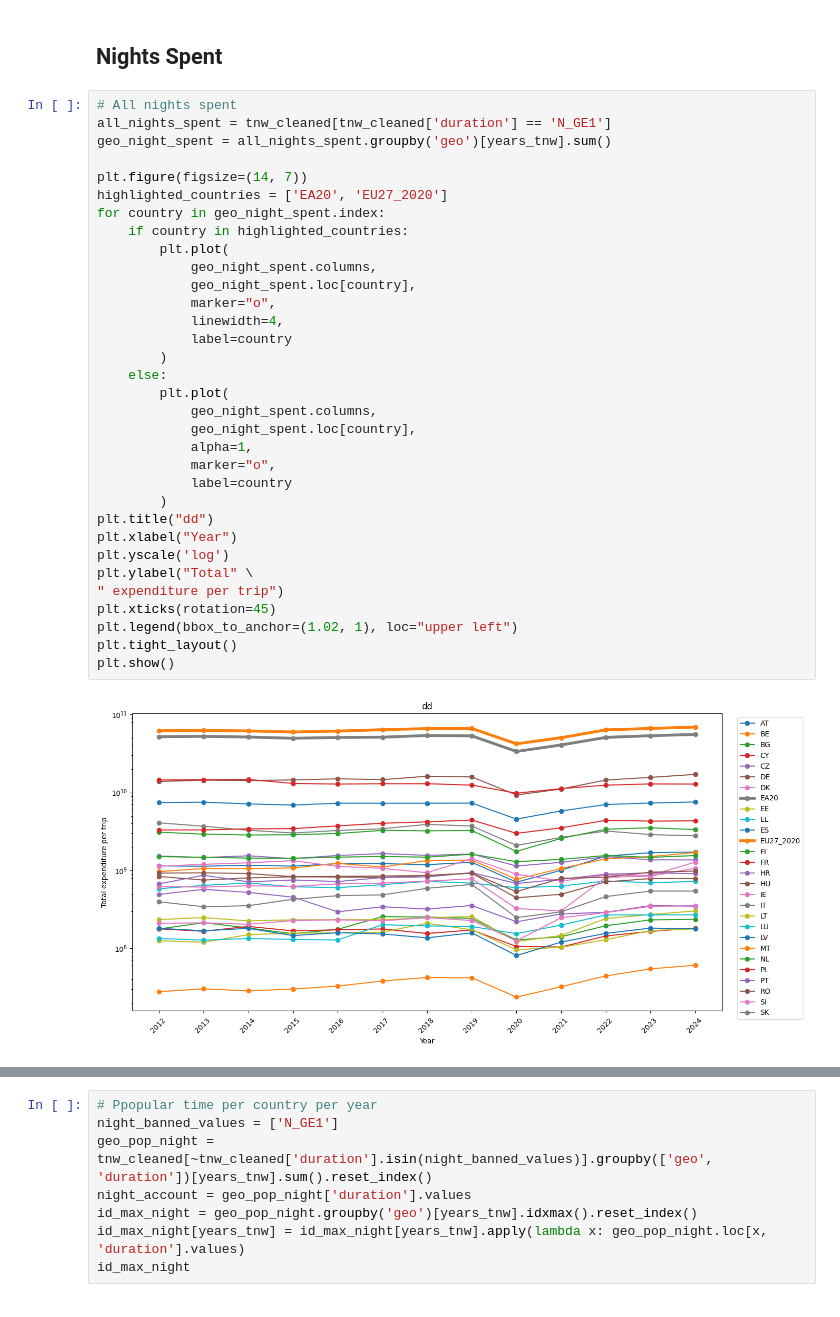
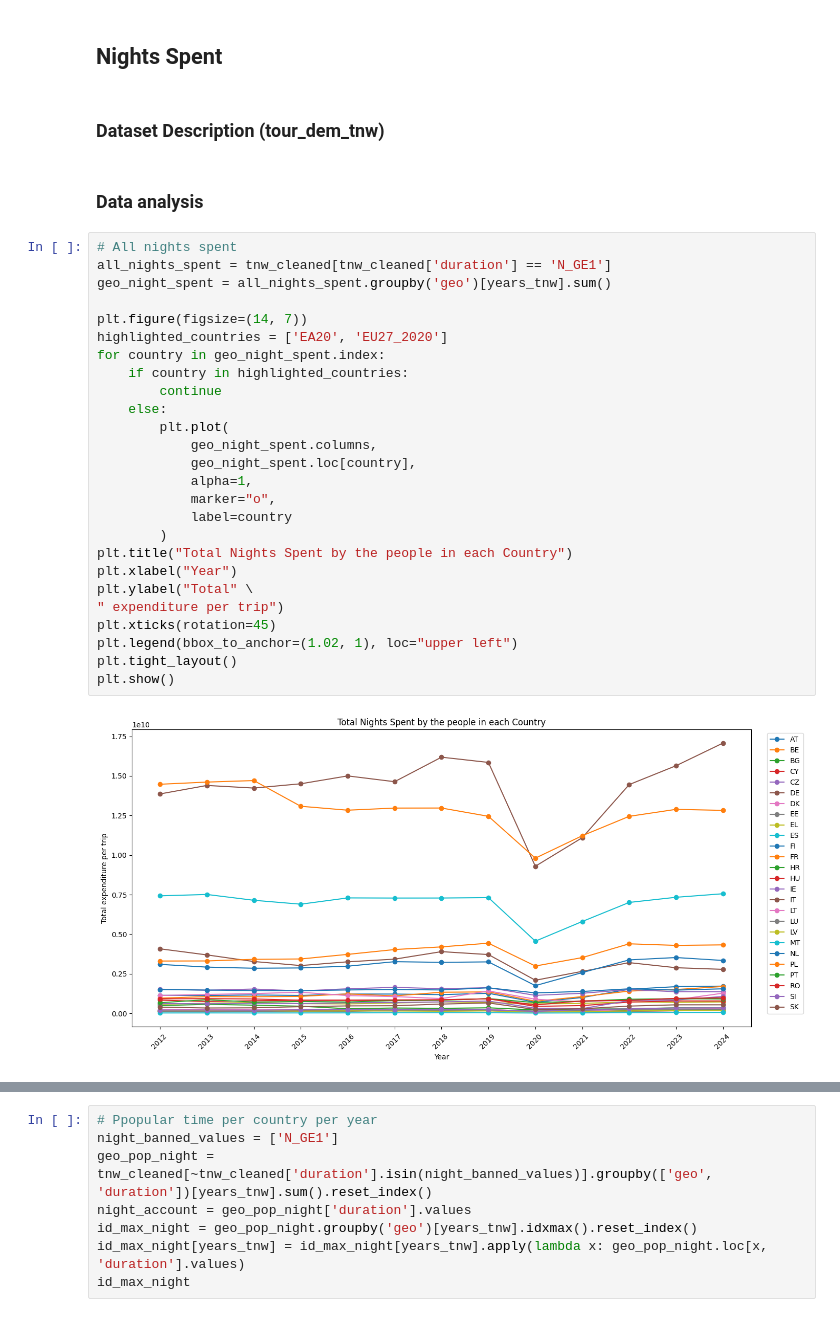
Before and after one commit to com-480-data-visualization/EUFLOW, a Jupyter notebook: analysis.ipynb, the cells around one changed output, grey strips where cells are left out. Saved outputs shown, nothing was run; the diff lists cells and outputs as text.

```diff
--- a/analysis.ipynb
+++ b/analysis.ipynb
@@ -664,38 +696,35 @@ duration_id_max_transport
 | 2 | N_GE4 | RDMV_PAS_X_BUS | RDMV_PAS_X_BUS | RDMV_PAS_X_BUS | RDMV_PAS_X_BUS | RDMV_PAS_X_BUS | RDMV_PAS_X_BUS | RDMV_PAS_X_BUS | RDMV_PAS_X_BUS | RDMV_PAS_X_BUS | RDMV_PAS_X_BUS | ... |
 # %% [markdown]
 ## Nights Spent
+# %% [markdown]
+### Dataset Description (**tour_dem_tnw**)
+# %% [markdown]
+### Data analysis
 # %%
 # All nights spent
 all_nights_spent = tnw_cleaned[tnw_cleaned['duration'] == 'N_GE1']
 geo_night_spent = all_nights_spent.groupby('geo')[years_tnw].sum()
 
 plt.figure(figsize=(14, 7))
 highlighted_countries = ['EA20', 'EU27_2020']
 for country in geo_night_spent.index:
     if country in highlighted_countries:
-        plt.plot(
-            geo_night_spent.columns,
-            geo_night_spent.loc[country],
-            marker="o",
-            linewidth=4,
-            label=country
-        )
+        continue
     else:
         plt.plot(
             geo_night_spent.columns,
             geo_night_spent.loc[country],
             alpha=1,
             marker="o",
             label=country
         )
-plt.title("dd")
+plt.title("Total Nights Spent by the people in each Country")
 plt.xlabel("Year")
-plt.yscale('log')
 plt.ylabel("Total" \
 " expenditure per trip")
 plt.xticks(rotation=45)
 plt.legend(bbox_to_anchor=(1.02, 1), loc="upper left")
 plt.tight_layout()
 plt.show()
 # %% [output]
-[figure, old version]
+[figure, new version]
```
Also changed, not shown: parts of 16 cells of this notebook.
